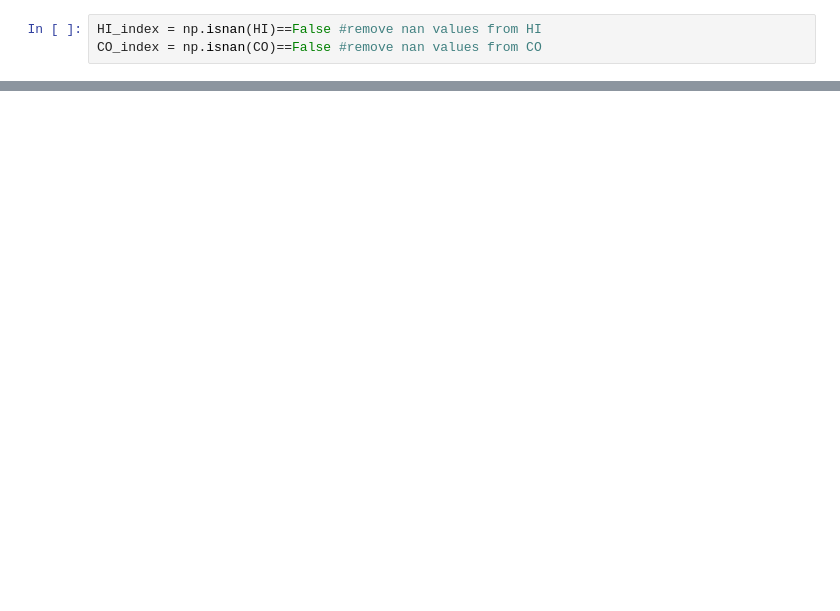
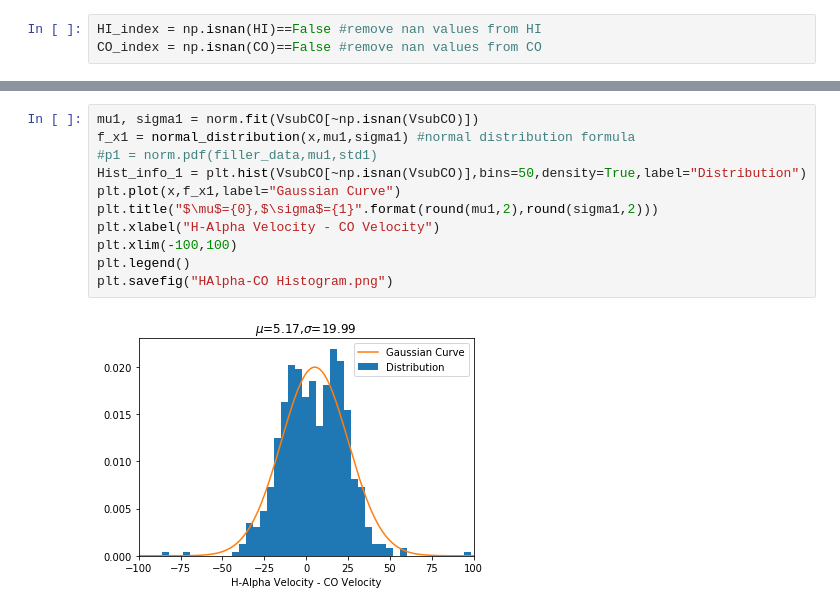
Before and after one commit to khangnngo12/Kinematics-of-M33, a Jupyter notebook: Velocity_Map.ipynb, the cells around one changed output, grey strips where cells are left out. Cells and saved outputs as stored; diff of their text form; blank space fills up the shorter version.

```diff
--- a/Velocity_Map.ipynb
+++ b/Velocity_Map.ipynb
@@ -329,0 +441,13 @@ plt.savefig("CO Region")
+# %%
+mu1, sigma1 = norm.fit(VsubCO[~np.isnan(VsubCO)])
+f_x1 = normal_distribution(x,mu1,sigma1) #normal distribution formula
+#p1 = norm.pdf(filler_data,mu1,std1)
+Hist_info_1 = plt.hist(VsubCO[~np.isnan(VsubCO)],bins=50,density=True,label="Distribution")
+plt.plot(x,f_x1,label="Gaussian Curve")
+plt.title("$\mu$={0},$\sigma$={1}".format(round(mu1,2),round(sigma1,2)))
+plt.xlabel("H-Alpha Velocity - CO Velocity")
+plt.xlim(-100,100)
+plt.legend()
+plt.savefig("HAlpha-CO Histogram.png")
+# %% [output]
+[figure, added]
```
Also changed, not shown: parts of 26 cells of this notebook, 1 other file.
